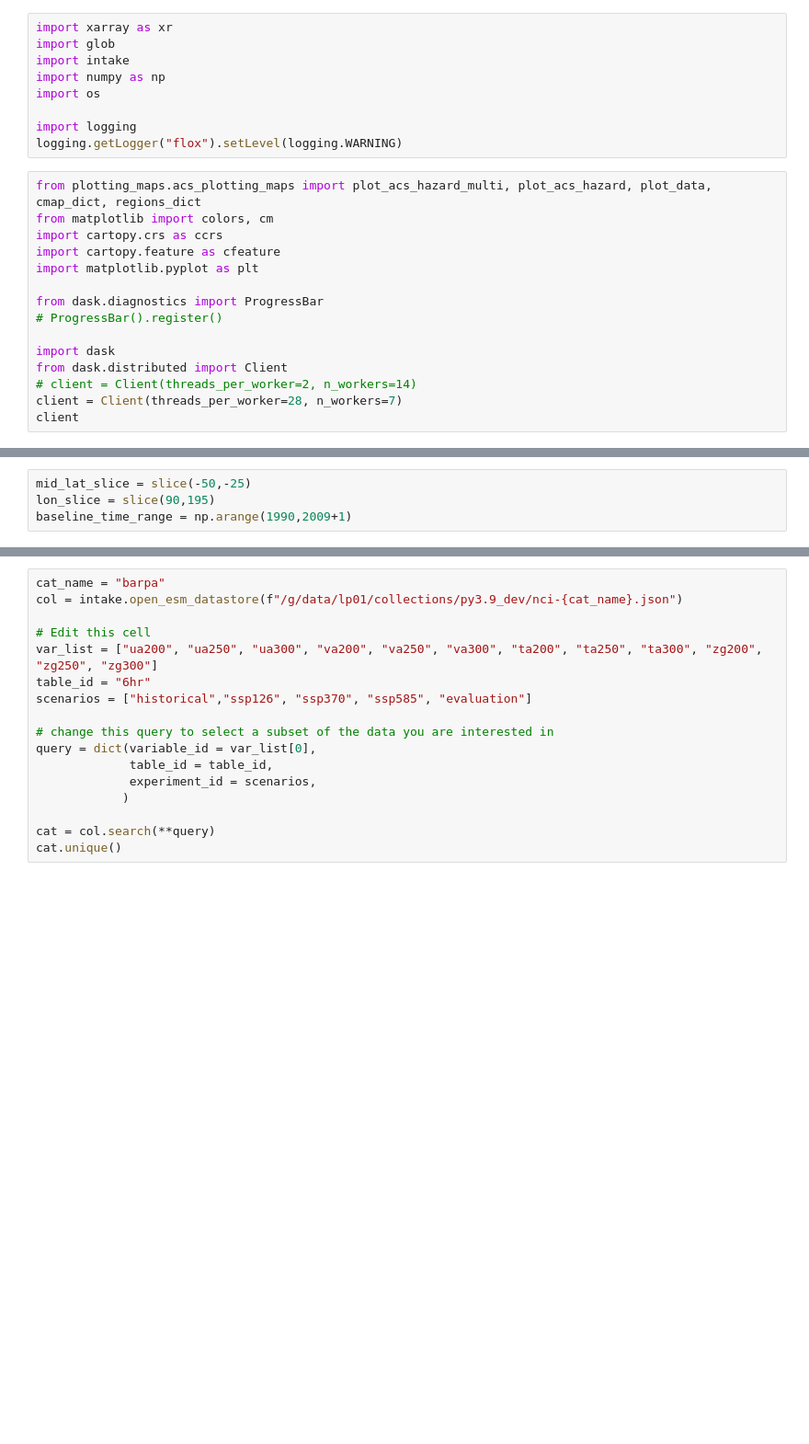
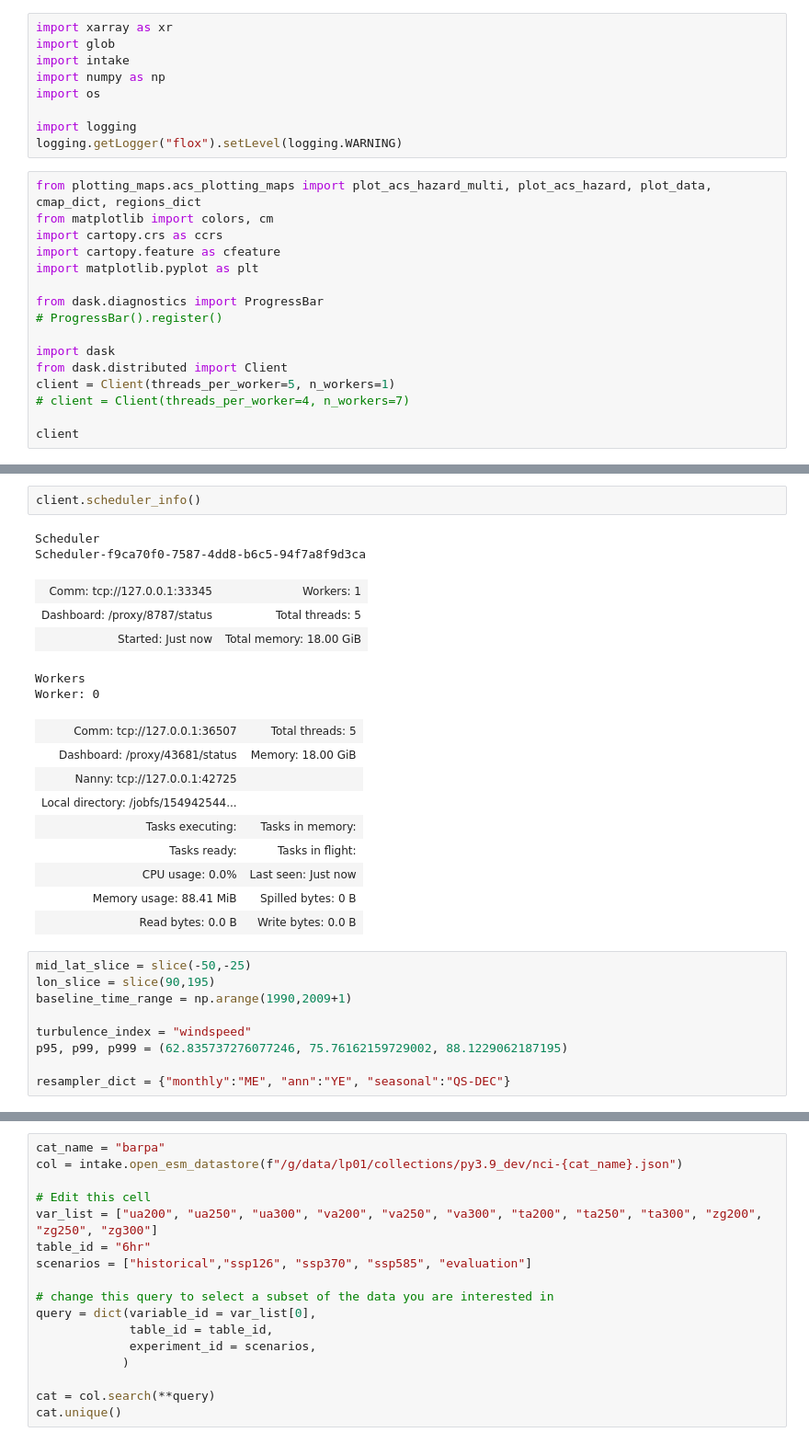
Before and after one commit to xenct/turbulence_AUSCAT, a Jupyter notebook: MOG.ipynb, the cells around one changed output, grey strips where cells are left out. Shown at 92% size. Cells and saved outputs as stored; diff of their text form; blank space fills up the shorter version.

```diff
--- a/MOG.ipynb
+++ b/MOG.ipynb
@@ -27,7 +32,8 @@ from dask.diagnostics import ProgressBar
 
 import dask
 from dask.distributed import Client
-# client = Client(threads_per_worker=2, n_workers=14)
-client = Client(threads_per_worker=28, n_workers=7)
+client = Client(threads_per_worker=5, n_workers=1)
+# client = Client(threads_per_worker=4, n_workers=7)
+
 client
 # %% [output]
@@ -52,4 +108,28 @@ client
+# %%
+client.scheduler_info()
+# %% [output]
+Scheduler
+Scheduler-f9ca70f0-7587-4dd8-b6c5-94f7a8f9d3ca
+| Comm: tcp://127.0.0.1:33345 | Workers: 1 |
+| Dashboard: /proxy/8787/status | Total threads: 5 |
+| Started: Just now | Total memory: 18.00 GiB |
+Workers
+Worker: 0
+| Comm: tcp://127.0.0.1:36507 | Total threads: 5 |
+| Dashboard: /proxy/43681/status | Memory: 18.00 GiB |
+| Nanny: tcp://127.0.0.1:42725 |  |
+| Local directory: /jobfs/154942544... |  |
+| Tasks executing: | Tasks in memory: |
+| Tasks ready: | Tasks in flight: |
+| CPU usage: 0.0% | Last seen: Just now |
+| Memory usage: 88.41 MiB | Spilled bytes: 0 B |
+| Read bytes: 0.0 B | Write bytes: 0.0 B |
 # %%
 mid_lat_slice = slice(-50,-25)
 lon_slice = slice(90,195)
 baseline_time_range = np.arange(1990,2009+1)
+
+turbulence_index = "windspeed"
+p95, p99, p999 = (62.835737276077246, 75.76162159729002, 88.1229062187195)
+
+resampler_dict = {"monthly":"ME", "ann":"YE", "seasonal":"QS-DEC"}
```
Also changed, not shown: parts of 24 cells of this notebook.
